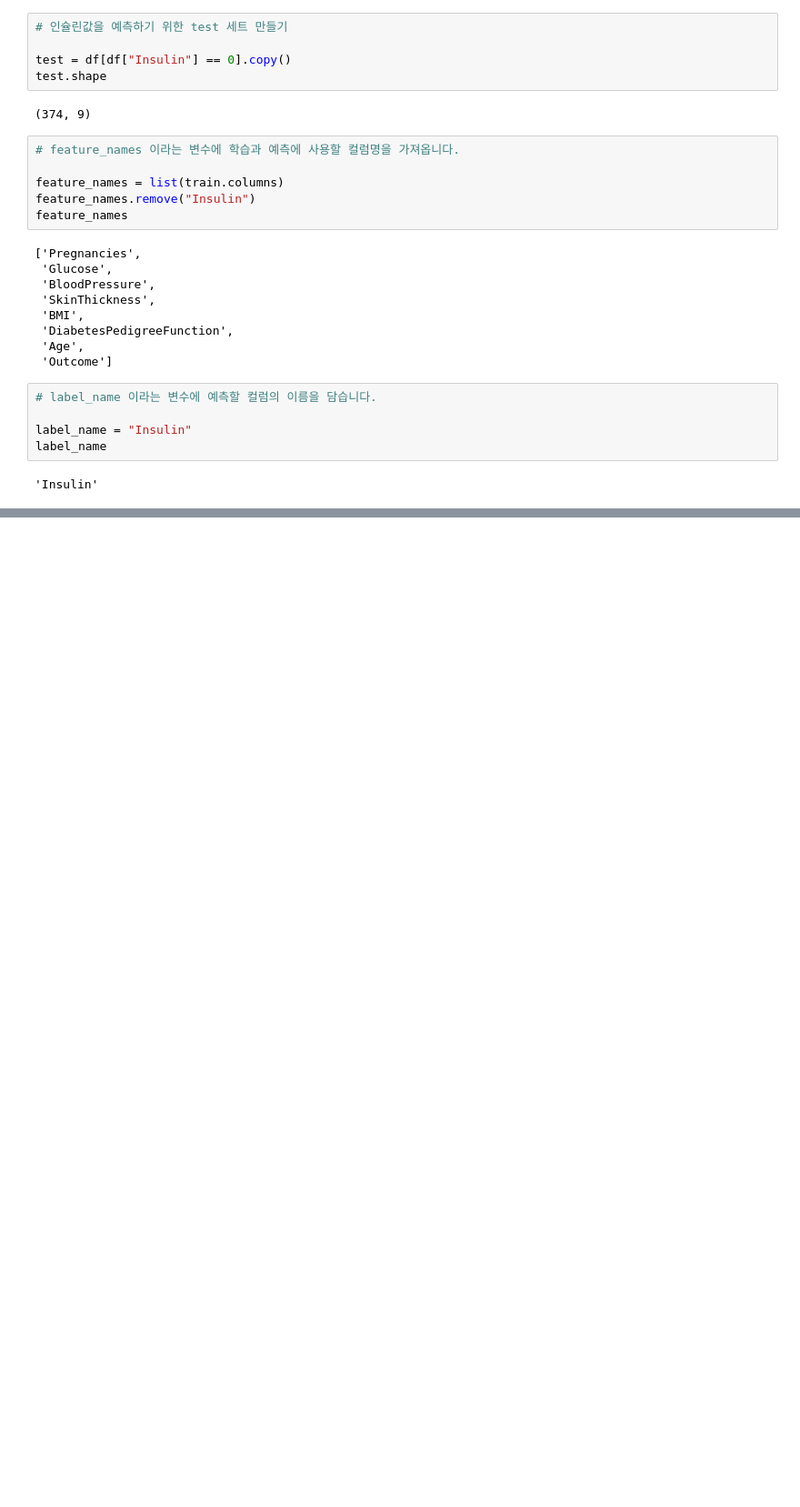
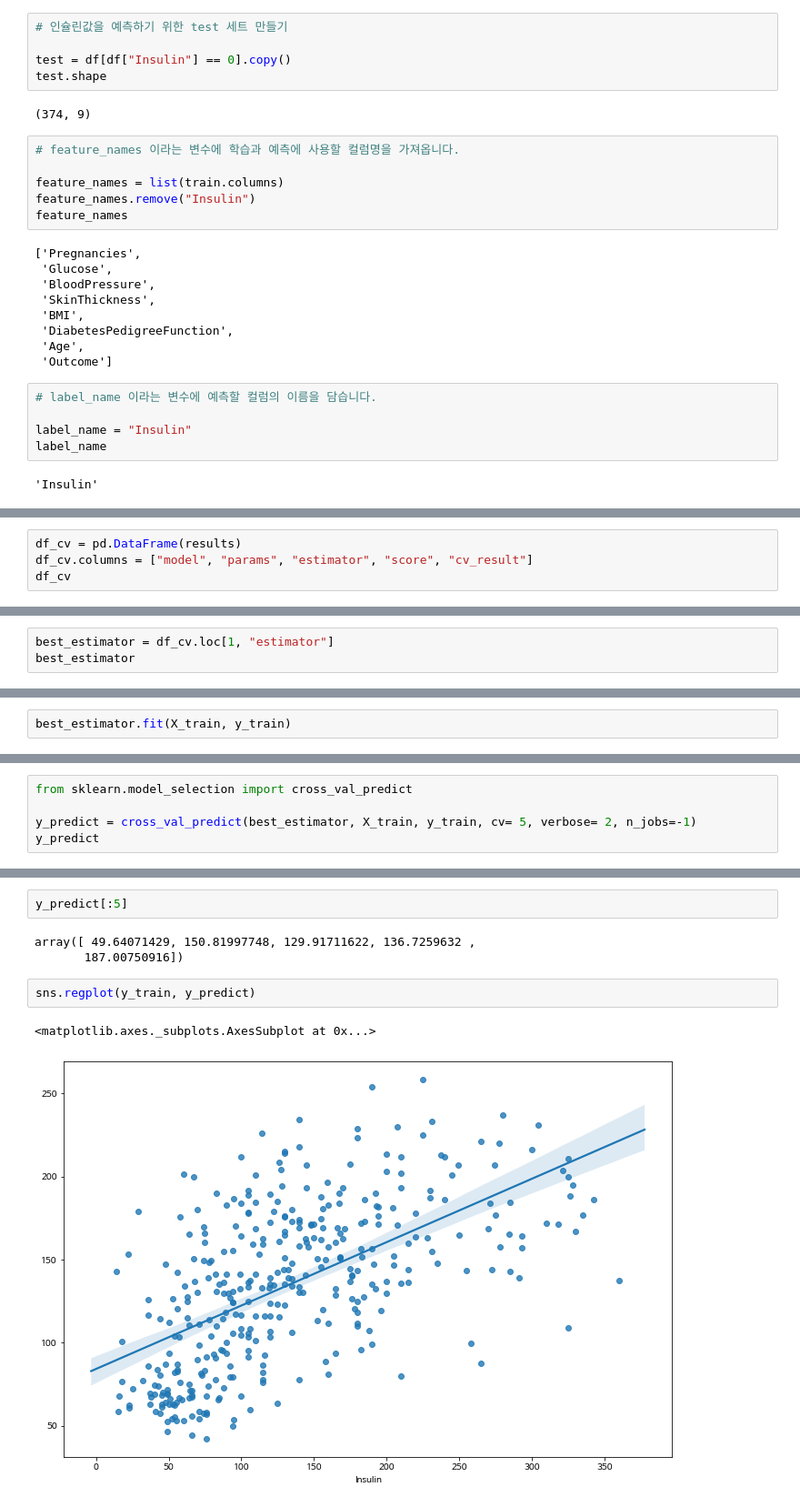
Before and after one commit to kim-bo-saeng/Practice_N_Learning, a Jupyter notebook: Diabetes_data_reg.ipynb, the cells around one changed output, grey strips where cells are left out. Shown at 91% size. Drawn from its saved outputs; the diff is of its cells as text; blank space fills up the shorter version.

```diff
--- a/Diabetes_data_reg.ipynb
+++ b/Diabetes_data_reg.ipynb
@@ -65,0 +312,4 @@ X_train.shape
+# %%
+df_cv = pd.DataFrame(results)
+df_cv.columns = ["model", "params", "estimator", "score", "cv_result"]
+df_cv
@@ -65,0 +321,3 @@ X_train.shape
+# %%
+best_estimator = df_cv.loc[1, "estimator"]
+best_estimator
@@ -65,0 +334,2 @@ X_train.shape
+# %%
+best_estimator.fit(X_train, y_train)
@@ -65,0 +346,5 @@ X_train.shape
+# %%
+from sklearn.model_selection import cross_val_predict
+
+y_predict = cross_val_predict(best_estimator, X_train, y_train, cv= 5, verbose= 2, n_jobs=-1)
+y_predict
@@ -65,0 +371,10 @@ X_train.shape
+# %%
+y_predict[:5]
+# %% [output]
+array([ 49.64071429, 150.81997748, 129.91711622, 136.7259632 ,
+       187.00750916])
+# %%
+sns.regplot(y_train, y_predict)
+# %% [output]
+<matplotlib.axes._subplots.AxesSubplot at 0x...>
+[figure, added]
```
Also changed, not shown: parts of 39 cells of this notebook.
